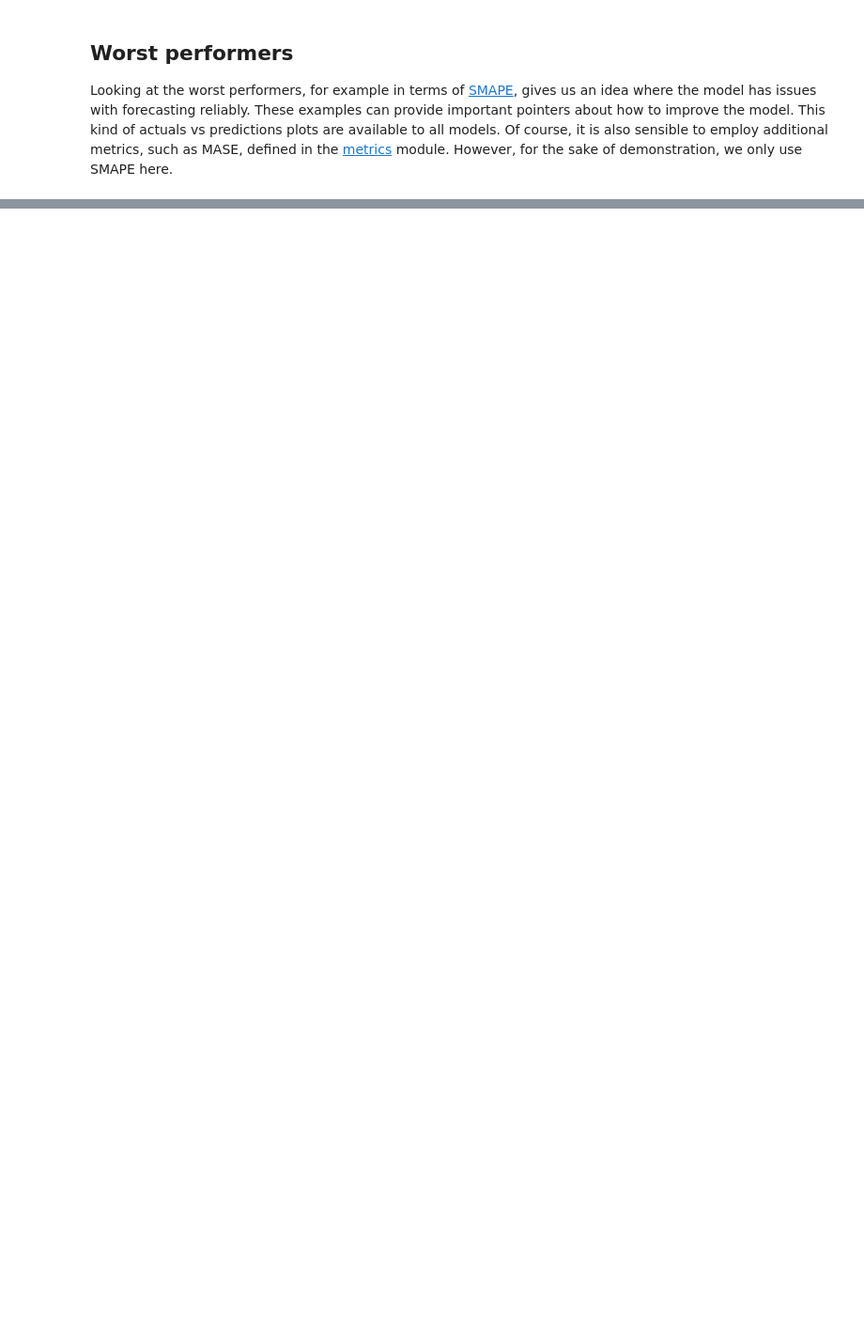
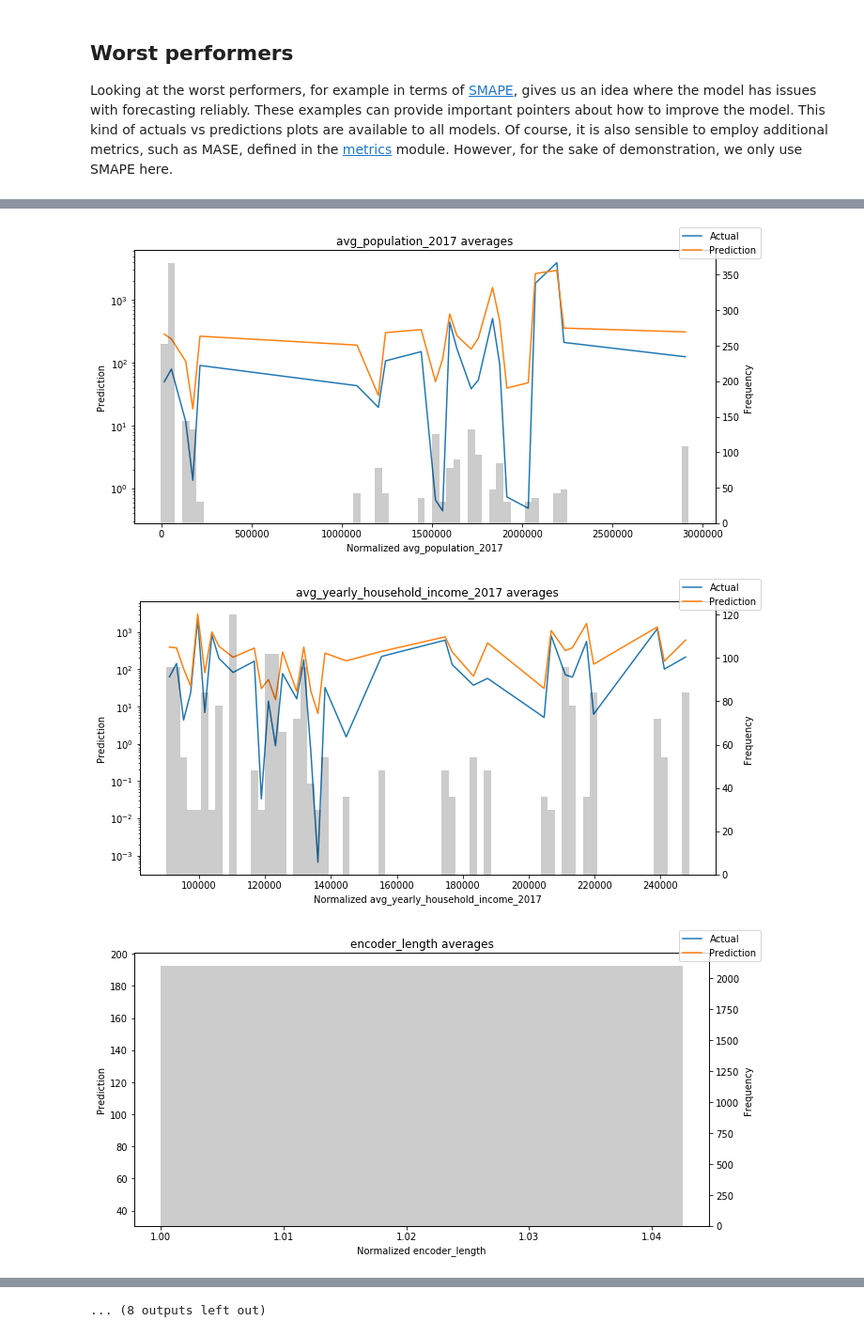
Before and after one commit to viktor-begun/ML_Trading, a Jupyter notebook: Modules/DL_Forecast.ipynb, the cells around one changed output, grey strips where cells are left out. Shown at 94% size. Cells and saved outputs as stored; diff of their text form; code cells hidden in the pictures; blank space fills up the shorter version.

Commit message:
Finish Tutorial. Some questions left.

```diff
--- a/Modules/DL_Forecast.ipynb
+++ b/Modules/DL_Forecast.ipynb
@@ -878,0 +914,8 @@ for idx in range(10):  # plot 10 examples
+# %%
+predictions, x = best_tft.predict(val_dataloader, return_x=True)
+predictions_vs_actuals = best_tft.calculate_prediction_actual_by_variable(x, predictions)
+best_tft.plot_prediction_actual_by_variable(predictions_vs_actuals);
+# %% [output]
+[figure, added]
+[figure, added]
+[figure, added]
@@ -878,0 +931 @@ for idx in range(10):  # plot 10 examples
+... (8 outputs left out)
```
Also changed, not shown: parts of 31 cells of this notebook.
